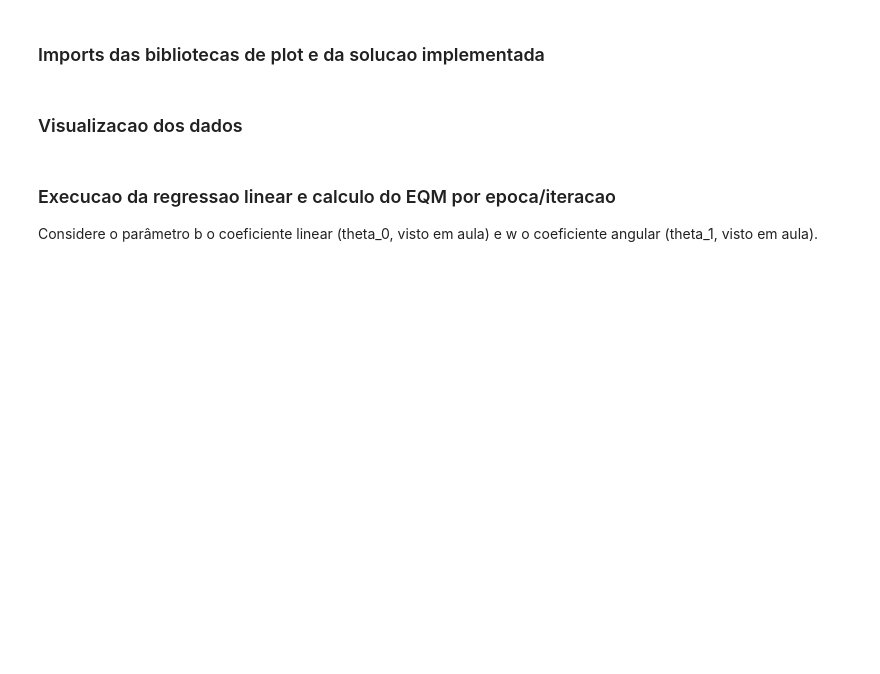
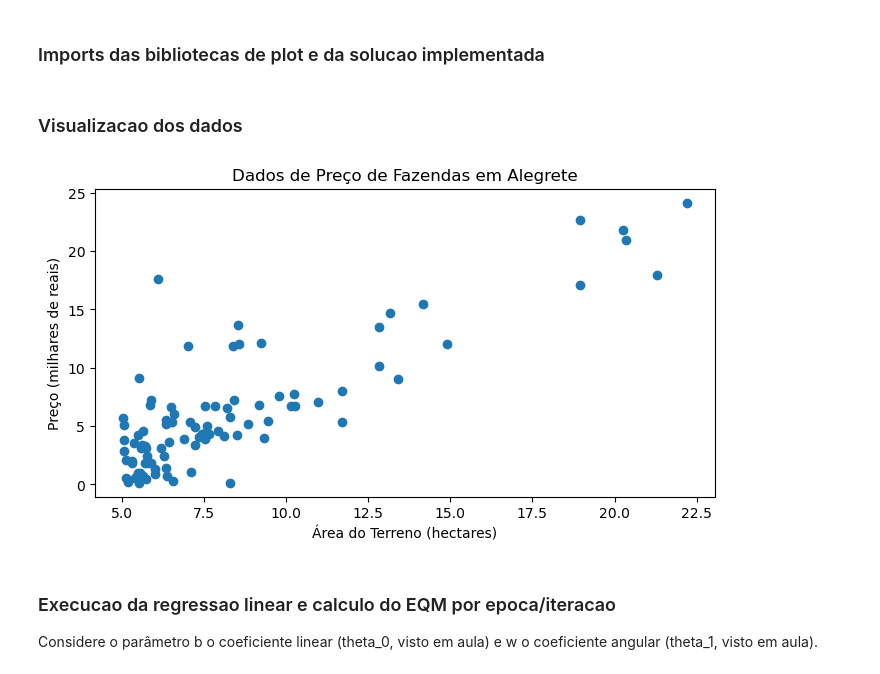
Before and after one commit to cirumba/AI-LinearRegression, a Jupyter notebook: alegrete.ipynb, the cells around one changed output. Cells and saved outputs as stored; diff of their text form; code cells hidden in the pictures; blank space fills up the shorter version.

```diff
--- a/alegrete.ipynb
+++ b/alegrete.ipynb
@@ -24,14 +24,18 @@ import numpy as np
 # %%
 # dataset ficticio -- troque para carregar o alegrete.csv
 dataset = pd.read_csv('alegrete.csv', header=None).to_numpy()
+x = dataset[:, 0]
+y = dataset[:, 1]
 
 #Gráfico dos dados
-plt.figure(figsize=(6, 2))
-plt.scatter(dataset[:,0], dataset[:,1])
-plt.xlabel('x')
-plt.ylabel('y')
-plt.title('Dados ficticios')
+plt.figure(figsize=(8, 4))
+plt.scatter(x, y)
+plt.xlabel('Área do Terreno (hectares)')
+plt.ylabel('Preço (milhares de reais)')
+plt.title('Dados de Preço de Fazendas em Alegrete')
 plt.show()
+# %% [output]
+[figure, added]
 # %% [markdown]
 ### Execucao da regressao linear e calculo do EQM por epoca/iteracao
 
```
Also changed, not shown: parts of 3 cells of this notebook, 2 other files.
